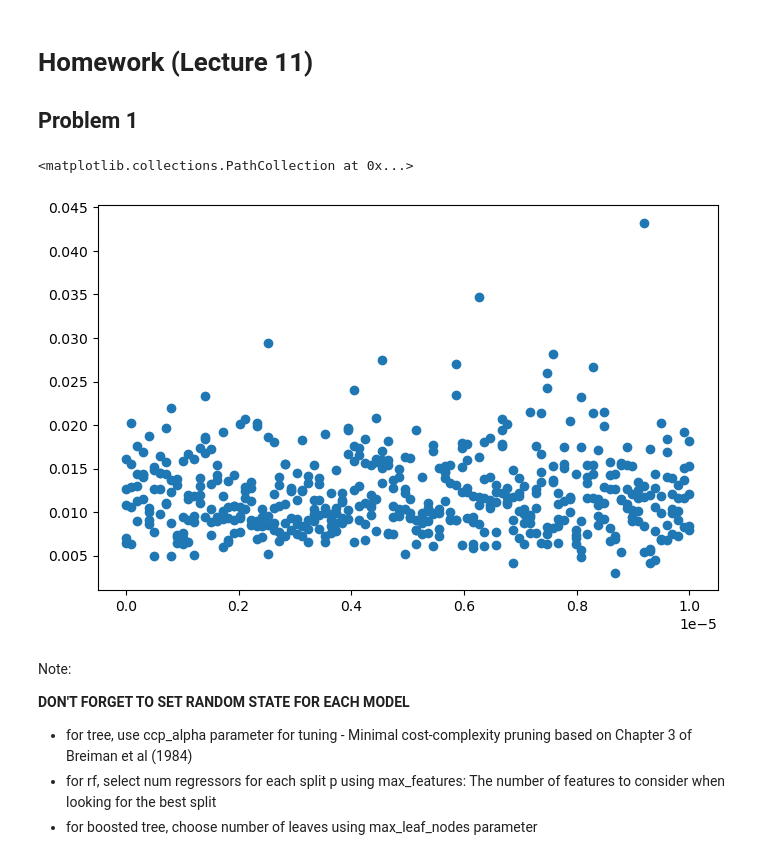
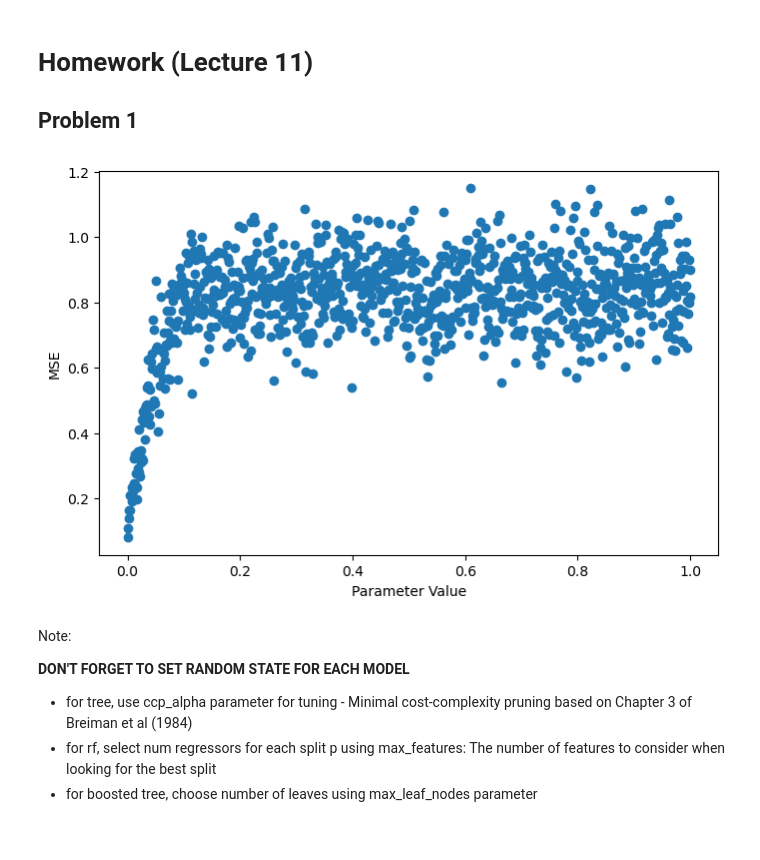
Before and after one commit to mattzhao-R/ml4econs, a Jupyter notebook: hw3/hw3.ipynb, the cells around one changed output. Saved outputs shown, nothing was run; the diff lists cells and outputs as text; code cells hidden in the pictures.

```diff
--- a/hw3/hw3.ipynb
+++ b/hw3/hw3.ipynb
@@ -93,22 +93,31 @@ def tree_cv(param):
     X_train, X_test, y_train, y_test = DGP()
     model = DecisionTreeRegressor(ccp_alpha = param, random_state=31)
     cv_scores = cross_val_score(model,X_train,y_train,cv=5,scoring='neg_mean_squared_error')
-    return np.column_stack((np.array([param] * 5),-cv_scores))
+    return param, -cv_scores.sum()
 
 def rf_cv(param):
     X_train, X_test, y_train, y_test = DGP()
-    model = RandomForestRegressor(max_features = param, random_state=31)
+    model = RandomForestRegressor(max_features = param, n_jobs = -1, random_state=31)
     cv_scores = cross_val_score(model,X_train,y_train,cv=5,scoring='neg_mean_squared_error')
-    return np.array([param] * 5),cv_scores
+    return param, -cv_scores.sum()
 
 def boost_cv(param):
     X_train, X_test, y_train, y_test = DGP()
     model = GradientBoostingRegressor(max_leaf_nodes = param, random_state=31)
     cv_scores = cross_val_score(model,X_train,y_train,cv=5,scoring='neg_mean_squared_error')
-    return np.array([param] * 5),cv_scores
+    return param, -cv_scores.sum()
+
+def cv_viz(fn,params):
+    with ThreadPool(max_cpu - 1) as pool:
+        output = pool.map(fn,params)
+    df = pd.DataFrame(output,columns=['Parameter','MSE'])
+    plt.figure(figsize=[8,5])
+    plt.scatter(x = df['Parameter'], y = df['MSE'])
+    plt.xlabel('Parameter Value')
+    plt.ylabel('MSE')
 # %%
-#%%timeit
-params = np.linspace(0,1e-5,100)
-with ThreadPool(max_cpu - 1) as pool:
-    tree_output = pool.map(tree_cv,params)
+params = np.linspace(0,1,1000)
+cv_viz(tree_cv,params)
+# %% [output]
+[figure, added]
 # %%
@@ -116,6 +125,0 @@ tree_df = pd.DataFrame(np.concatenate(tree_output),columns=['Parameter','MSE'])
-# %%
-plt.figure(figsize=[8,5])
-plt.scatter(x = tree_df['Parameter'], y = tree_df['MSE'])
-# %% [output]
-<matplotlib.collections.PathCollection at 0x...>
-[figure, removed]
```
Also changed, not shown: parts of 5 cells of this notebook.
